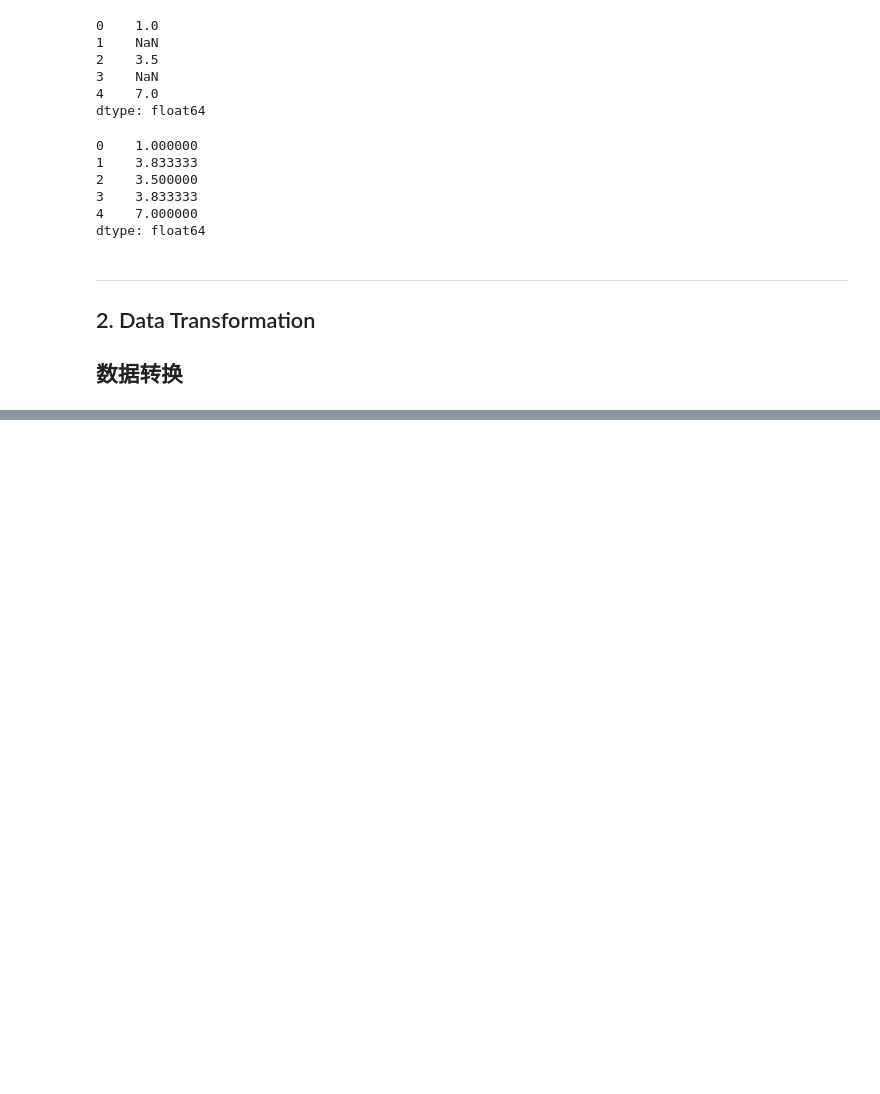
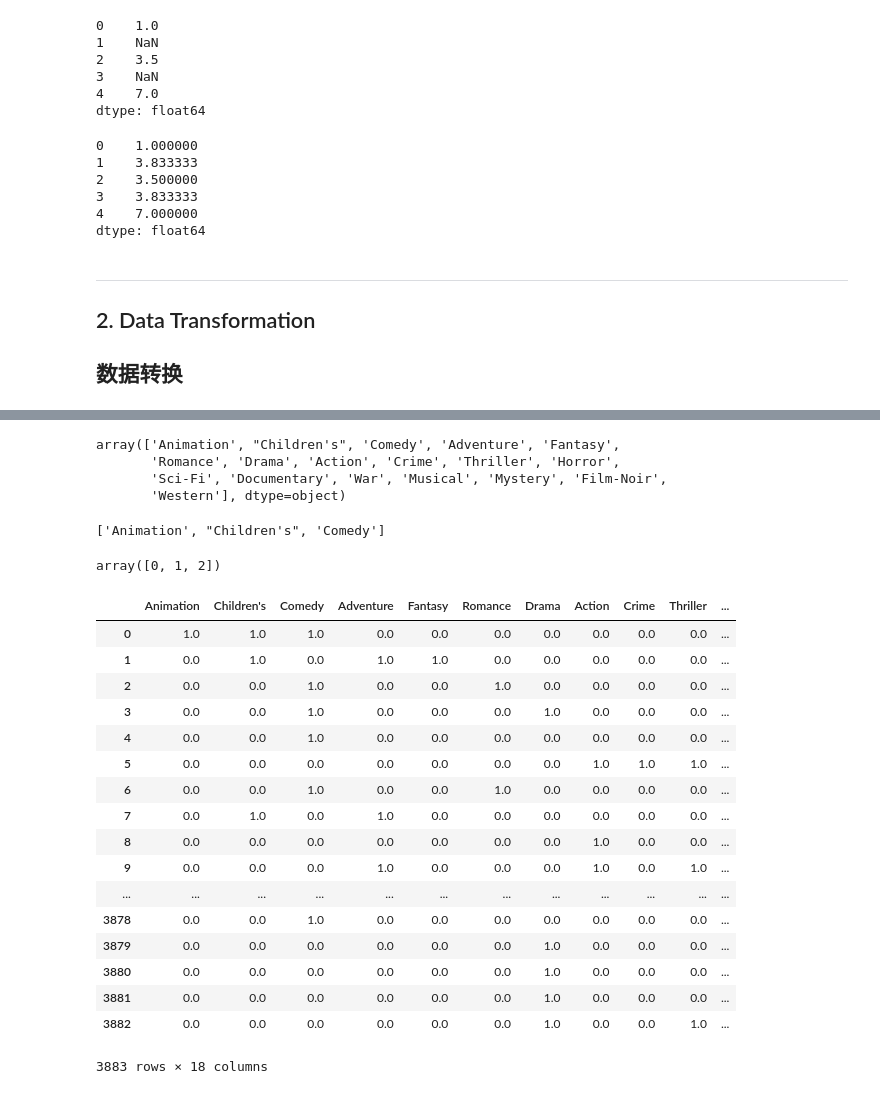
Before and after one commit to Jiachengciel/Data_Analysis, a Jupyter notebook: Task3_Data/Data Cleaning and Preparation.ipynb, the cells around one changed output, grey strips where cells are left out. Saved outputs shown, nothing was run; the diff lists cells and outputs as text; code cells hidden in the pictures; blank space fills up the shorter version.

Commit message:
Finish the chapter 7: Data cleaning and Preparation

```diff
--- a/Task3_Data/Data Cleaning and Preparation.ipynb
+++ b/Task3_Data/Data Cleaning and Preparation.ipynb
@@ -220,0 +656,6 @@ dtype: float64
+# %%
+# 用于推荐系统的数据集
+mnames = ['movie_id', 'title', 'genres']
+movies = pd.read_csv('../datasets/movielens/movies.dat', sep='::',
+                       header=None, names=mnames)
+movies[:10]
@@ -220,0 +674,52 @@ dtype: float64
+# %%
+all_genres = []
+for x in movies.genres:
+    all_genres.extend(x.split('|'))
+genres = pd.unique(all_genres)
+genres
+# %% [output]
+array(['Animation', "Children's", 'Comedy', 'Adventure', 'Fantasy',
+       'Romance', 'Drama', 'Action', 'Crime', 'Thriller', 'Horror',
+       'Sci-Fi', 'Documentary', 'War', 'Musical', 'Mystery', 'Film-Noir',
+       'Western'], dtype=object)
+# %%
+# 初始化
+zero_matrix = np.zeros((len(movies), len(genres)))
+dumnies = pd.DataFrame(zero_matrix, columns=genres)
+# %%
+# 提取字段
+gen = movies.genres[0]
+# 分割字段
+gen.split('|')
+# %% [output]
+['Animation', "Children's", 'Comedy']
+# %%
+dumnies.columns.get_indexer(gen.split('|'))
+# %% [output]
+array([0, 1, 2])
+# %%
+# 对于每部电影，给出其特征
+for i, gen in enumerate(movies.genres):
+    indices = dumnies.columns.get_indexer(gen.split('|'))
+    dumnies.iloc[i, indices] = 1
+
+dumnies
+# %% [output]
+|  | Animation | Children's | Comedy | Adventure | Fantasy | Romance | Drama | Action | Crime | Thriller | ... |
+| 0 | 1.0 | 1.0 | 1.0 | 0.0 | 0.0 | 0.0 | 0.0 | 0.0 | 0.0 | 0.0 | ... |
+| 1 | 0.0 | 1.0 | 0.0 | 1.0 | 1.0 | 0.0 | 0.0 | 0.0 | 0.0 | 0.0 | ... |
+| 2 | 0.0 | 0.0 | 1.0 | 0.0 | 0.0 | 1.0 | 0.0 | 0.0 | 0.0 | 0.0 | ... |
+| 3 | 0.0 | 0.0 | 1.0 | 0.0 | 0.0 | 0.0 | 1.0 | 0.0 | 0.0 | 0.0 | ... |
+| 4 | 0.0 | 0.0 | 1.0 | 0.0 | 0.0 | 0.0 | 0.0 | 0.0 | 0.0 | 0.0 | ... |
+| 5 | 0.0 | 0.0 | 0.0 | 0.0 | 0.0 | 0.0 | 0.0 | 1.0 | 1.0 | 1.0 | ... |
+| 6 | 0.0 | 0.0 | 1.0 | 0.0 | 0.0 | 1.0 | 0.0 | 0.0 | 0.0 | 0.0 | ... |
+| 7 | 0.0 | 1.0 | 0.0 | 1.0 | 0.0 | 0.0 | 0.0 | 0.0 | 0.0 | 0.0 | ... |
+| 8 | 0.0 | 0.0 | 0.0 | 0.0 | 0.0 | 0.0 | 0.0 | 1.0 | 0.0 | 0.0 | ... |
+| 9 | 0.0 | 0.0 | 0.0 | 1.0 | 0.0 | 0.0 | 0.0 | 1.0 | 0.0 | 1.0 | ... |
+| ... | ... | ... | ... | ... | ... | ... | ... | ... | ... | ... | ... |
+| 3878 | 0.0 | 0.0 | 1.0 | 0.0 | 0.0 | 0.0 | 0.0 | 0.0 | 0.0 | 0.0 | ... |
+| 3879 | 0.0 | 0.0 | 0.0 | 0.0 | 0.0 | 0.0 | 1.0 | 0.0 | 0.0 | 0.0 | ... |
+| 3880 | 0.0 | 0.0 | 0.0 | 0.0 | 0.0 | 0.0 | 1.0 | 0.0 | 0.0 | 0.0 | ... |
+| 3881 | 0.0 | 0.0 | 0.0 | 0.0 | 0.0 | 0.0 | 1.0 | 0.0 | 0.0 | 0.0 | ... |
+| 3882 | 0.0 | 0.0 | 0.0 | 0.0 | 0.0 | 0.0 | 1.0 | 0.0 | 0.0 | 1.0 | ... |
+3883 rows × 18 columns
```
Also changed, not shown: parts of 87 cells of this notebook, 2 other files.
